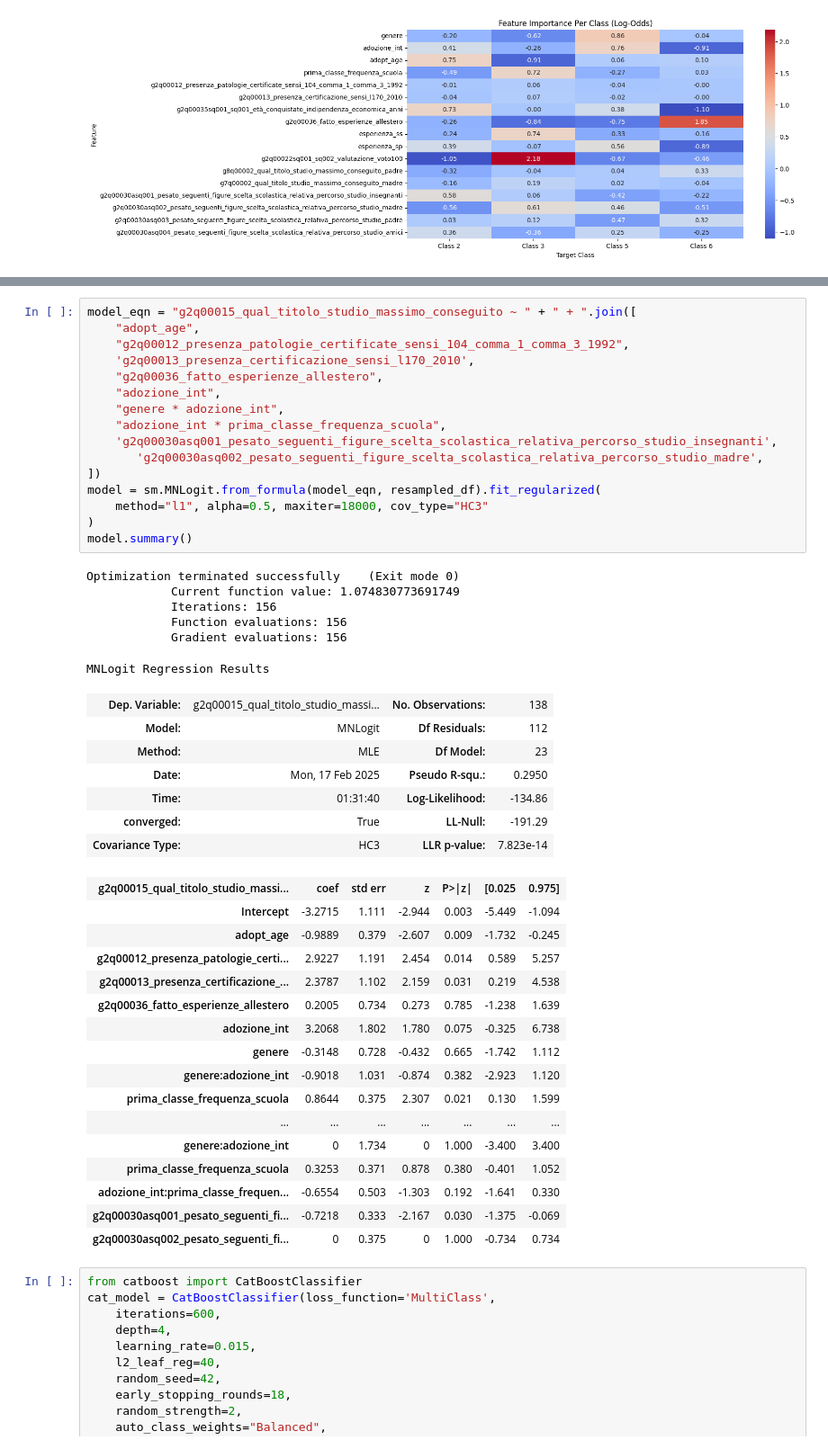
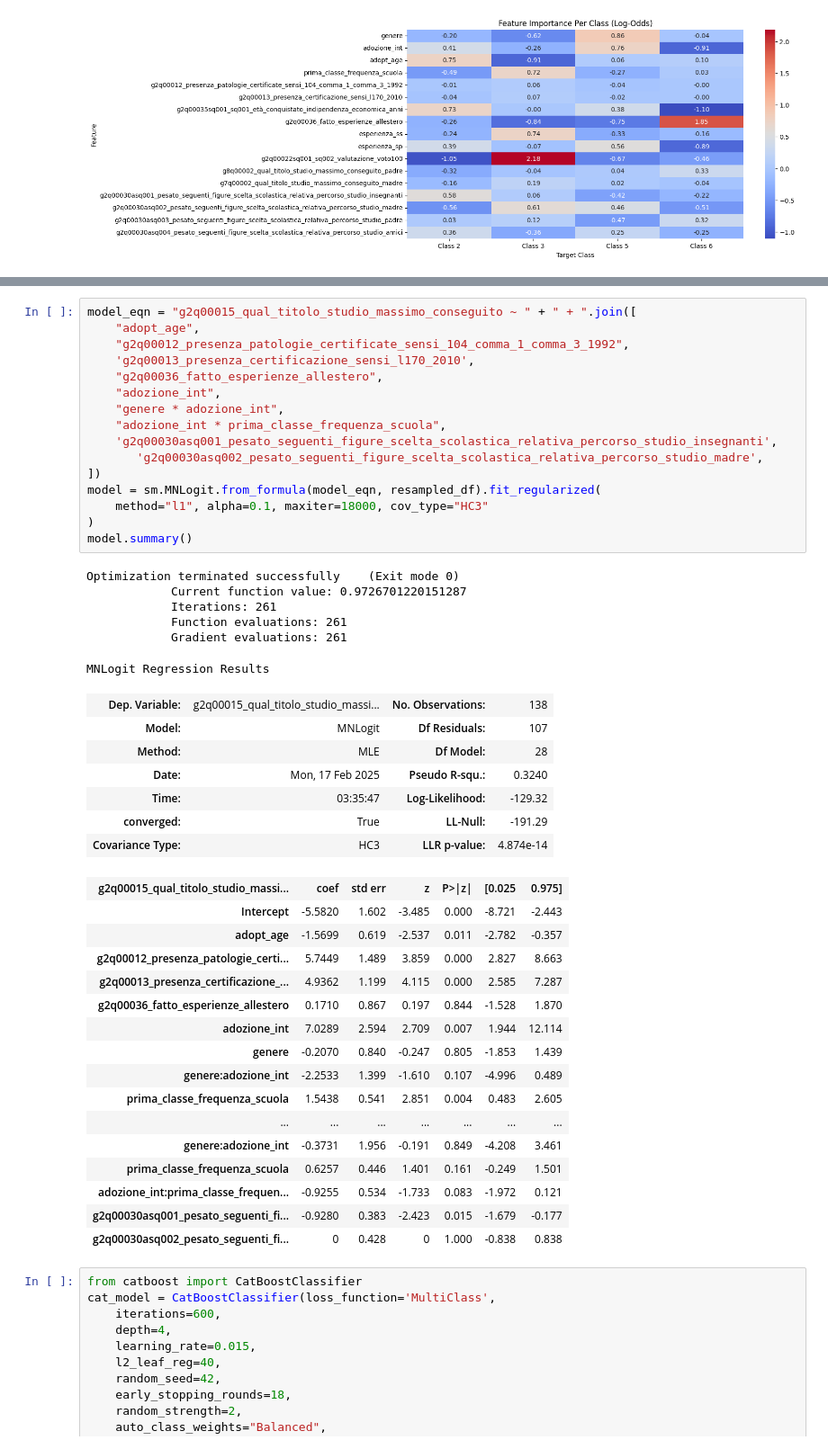
Before and after one commit to arina19-2000/unimi, a Jupyter notebook: tesi/kids_survey.ipynb, the cells around one changed output, grey strips where cells are left out. Shown at 90% size. Cells and saved outputs as stored; diff of their text form.

```diff
--- a/tesi/kids_survey.ipynb
+++ b/tesi/kids_survey.ipynb
@@ -856,49 +856,49 @@ MNLogit Regression Results
 # %%
 model_eqn = "g2q00015_qual_titolo_studio_massimo_conseguito ~ " + " + ".join([
     "adopt_age",
     "g2q00012_presenza_patologie_certificate_sensi_104_comma_1_comma_3_1992",
     'g2q00013_presenza_certificazione_sensi_l170_2010',
     "g2q00036_fatto_esperienze_allestero",
     "adozione_int",
     "genere * adozione_int",
     "adozione_int * prima_classe_frequenza_scuola",
     'g2q00030asq001_pesato_seguenti_figure_scelta_scolastica_relativa_percorso_studio_insegnanti',
        'g2q00030asq002_pesato_seguenti_figure_scelta_scolastica_relativa_percorso_studio_madre',
 ])
 model = sm.MNLogit.from_formula(model_eqn, resampled_df).fit_regularized(
-    method="l1", alpha=0.5, maxiter=18000, cov_type="HC3"
+    method="l1", alpha=0.1, maxiter=18000, cov_type="HC3"
 )
 model.summary()
 # %% [output]
 Optimization terminated successfully    (Exit mode 0)
-            Current function value: 1.074830773691749
-            Iterations: 156
-            Function evaluations: 156
-            Gradient evaluations: 156
+            Current function value: 0.9726701220151287
+            Iterations: 261
+            Function evaluations: 261
+            Gradient evaluations: 261
 MNLogit Regression Results
 | Dep. Variable: | g2q00015_qual_titolo_studio_massi... | No. Observations: | 138 |
-| Model: | MNLogit | Df Residuals: | 112 |
-| Method: | MLE | Df Model: | 23 |
-| Date: | Mon, 17 Feb 2025 | Pseudo R-squ.: | 0.2950 |
-| Time: | 01:31:40 | Log-Likelihood: | -134.86 |
+| Model: | MNLogit | Df Residuals: | 107 |
+| Method: | MLE | Df Model: | 28 |
+| Date: | Mon, 17 Feb 2025 | Pseudo R-squ.: | 0.3240 |
+| Time: | 03:35:47 | Log-Likelihood: | -129.32 |
 | converged: | True | LL-Null: | -191.29 |
-| Covariance Type: | HC3 | LLR p-value: | 7.823e-14 |
+| Covariance Type: | HC3 | LLR p-value: | 4.874e-14 |
 | g2q00015_qual_titolo_studio_massi... | coef | std err | z | P>|z| | [0.025 | 0.975] |
-| Intercept | -3.2715 | 1.111 | -2.944 | 0.003 | -5.449 | -1.094 |
-| adopt_age | -0.9889 | 0.379 | -2.607 | 0.009 | -1.732 | -0.245 |
-| g2q00012_presenza_patologie_certi... | 2.9227 | 1.191 | 2.454 | 0.014 | 0.589 | 5.257 |
-| g2q00013_presenza_certificazione_... | 2.3787 | 1.102 | 2.159 | 0.031 | 0.219 | 4.538 |
-| g2q00036_fatto_esperienze_allestero | 0.2005 | 0.734 | 0.273 | 0.785 | -1.238 | 1.639 |
-| adozione_int | 3.2068 | 1.802 | 1.780 | 0.075 | -0.325 | 6.738 |
-| genere | -0.3148 | 0.728 | -0.432 | 0.665 | -1.742 | 1.112 |
-| genere:adozione_int | -0.9018 | 1.031 | -0.874 | 0.382 | -2.923 | 1.120 |
-| prima_classe_frequenza_scuola | 0.8644 | 0.375 | 2.307 | 0.021 | 0.130 | 1.599 |
+| Intercept | -5.5820 | 1.602 | -3.485 | 0.000 | -8.721 | -2.443 |
+| adopt_age | -1.5699 | 0.619 | -2.537 | 0.011 | -2.782 | -0.357 |
+| g2q00012_presenza_patologie_certi... | 5.7449 | 1.489 | 3.859 | 0.000 | 2.827 | 8.663 |
+| g2q00013_presenza_certificazione_... | 4.9362 | 1.199 | 4.115 | 0.000 | 2.585 | 7.287 |
+| g2q00036_fatto_esperienze_allestero | 0.1710 | 0.867 | 0.197 | 0.844 | -1.528 | 1.870 |
+| adozione_int | 7.0289 | 2.594 | 2.709 | 0.007 | 1.944 | 12.114 |
+| genere | -0.2070 | 0.840 | -0.247 | 0.805 | -1.853 | 1.439 |
+| genere:adozione_int | -2.2533 | 1.399 | -1.610 | 0.107 | -4.996 | 0.489 |
+| prima_classe_frequenza_scuola | 1.5438 | 0.541 | 2.851 | 0.004 | 0.483 | 2.605 |
 | ... | ... | ... | ... | ... | ... | ... |
-| genere:adozione_int | 0 | 1.734 | 0 | 1.000 | -3.400 | 3.400 |
-| prima_classe_frequenza_scuola | 0.3253 | 0.371 | 0.878 | 0.380 | -0.401 | 1.052 |
-| adozione_int:prima_classe_frequen... | -0.6554 | 0.503 | -1.303 | 0.192 | -1.641 | 0.330 |
-| g2q00030asq001_pesato_seguenti_fi... | -0.7218 | 0.333 | -2.167 | 0.030 | -1.375 | -0.069 |
-| g2q00030asq002_pesato_seguenti_fi... | 0 | 0.375 | 0 | 1.000 | -0.734 | 0.734 |
+| genere:adozione_int | -0.3731 | 1.956 | -0.191 | 0.849 | -4.208 | 3.461 |
+| prima_classe_frequenza_scuola | 0.6257 | 0.446 | 1.401 | 0.161 | -0.249 | 1.501 |
+| adozione_int:prima_classe_frequen... | -0.9255 | 0.534 | -1.733 | 0.083 | -1.972 | 0.121 |
+| g2q00030asq001_pesato_seguenti_fi... | -0.9280 | 0.383 | -2.423 | 0.015 | -1.679 | -0.177 |
+| g2q00030asq002_pesato_seguenti_fi... | 0 | 0.428 | 0 | 1.000 | -0.838 | 0.838 |
 # %%
 from catboost import CatBoostClassifier
 cat_model = CatBoostClassifier(loss_function='MultiClass',
```
Also changed, not shown: parts of 2 cells of this notebook.
